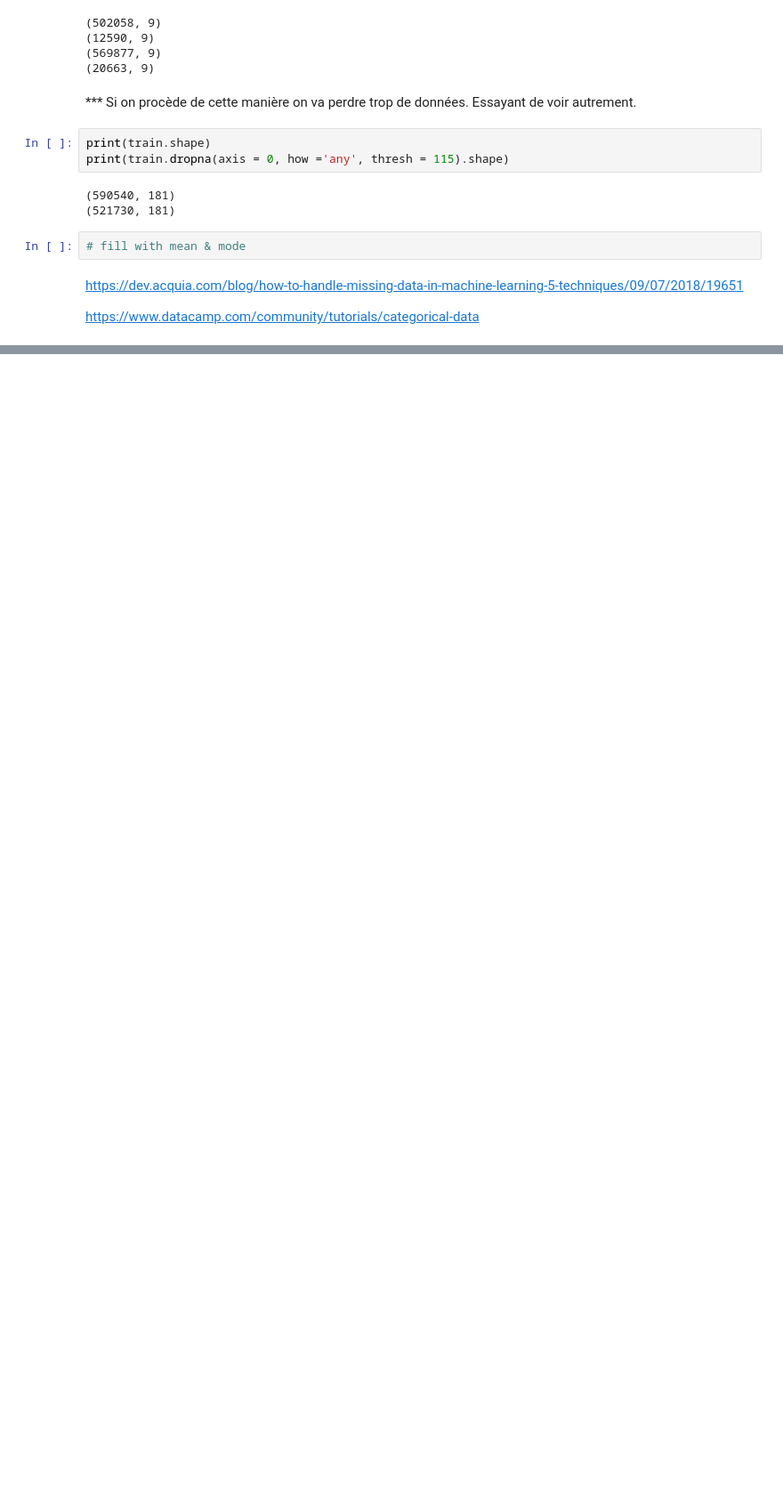
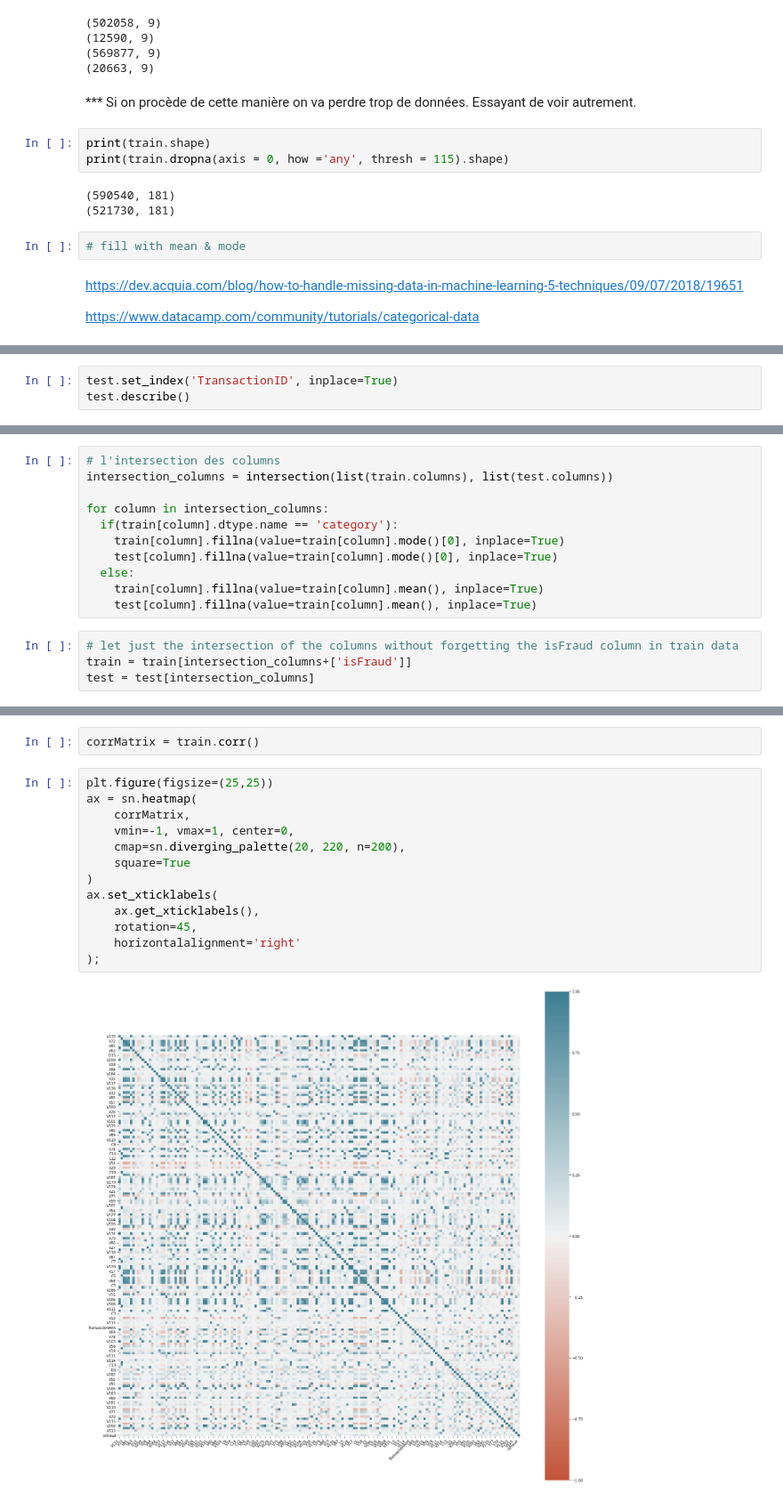
Before and after one commit to ImadT/Fraud-detection, a Jupyter notebook: Data_Cleaning.ipynb, the cells around one changed output, grey strips where cells are left out. Shown at 89% size. Saved outputs shown, nothing was run; the diff lists cells and outputs as text; blank space fills up the shorter version.

Commit message:
data cleaning

```diff
--- a/Data_Cleaning.ipynb
+++ b/Data_Cleaning.ipynb
@@ -402,0 +422,3 @@ test
+# %%
+test.set_index('TransactionID', inplace=True)
+test.describe()
@@ -402,0 +443,15 @@ test
+# %%
+# l'intersection des columns
+intersection_columns = intersection(list(train.columns), list(test.columns))
+
+for column in intersection_columns:
+  if(train[column].dtype.name == 'category'):
+    train[column].fillna(value=train[column].mode()[0], inplace=True)
+    test[column].fillna(value=train[column].mode()[0], inplace=True)
+  else:
+    train[column].fillna(value=train[column].mean(), inplace=True)
+    test[column].fillna(value=train[column].mean(), inplace=True)
+# %%
+# let just the intersection of the columns without forgetting the isFraud column in train data
+train = train[intersection_columns+['isFraud']]
+test = test[intersection_columns]
@@ -402,0 +482,17 @@ test
+# %%
+corrMatrix = train.corr()
+# %%
+plt.figure(figsize=(25,25))
+ax = sn.heatmap(
+    corrMatrix,
+    vmin=-1, vmax=1, center=0,
+    cmap=sn.diverging_palette(20, 220, n=200),
+    square=True
+)
+ax.set_xticklabels(
+    ax.get_xticklabels(),
+    rotation=45,
+    horizontalalignment='right'
+);
+# %% [output]
+[figure, added]
```
Also changed, not shown: parts of 14 cells of this notebook.
